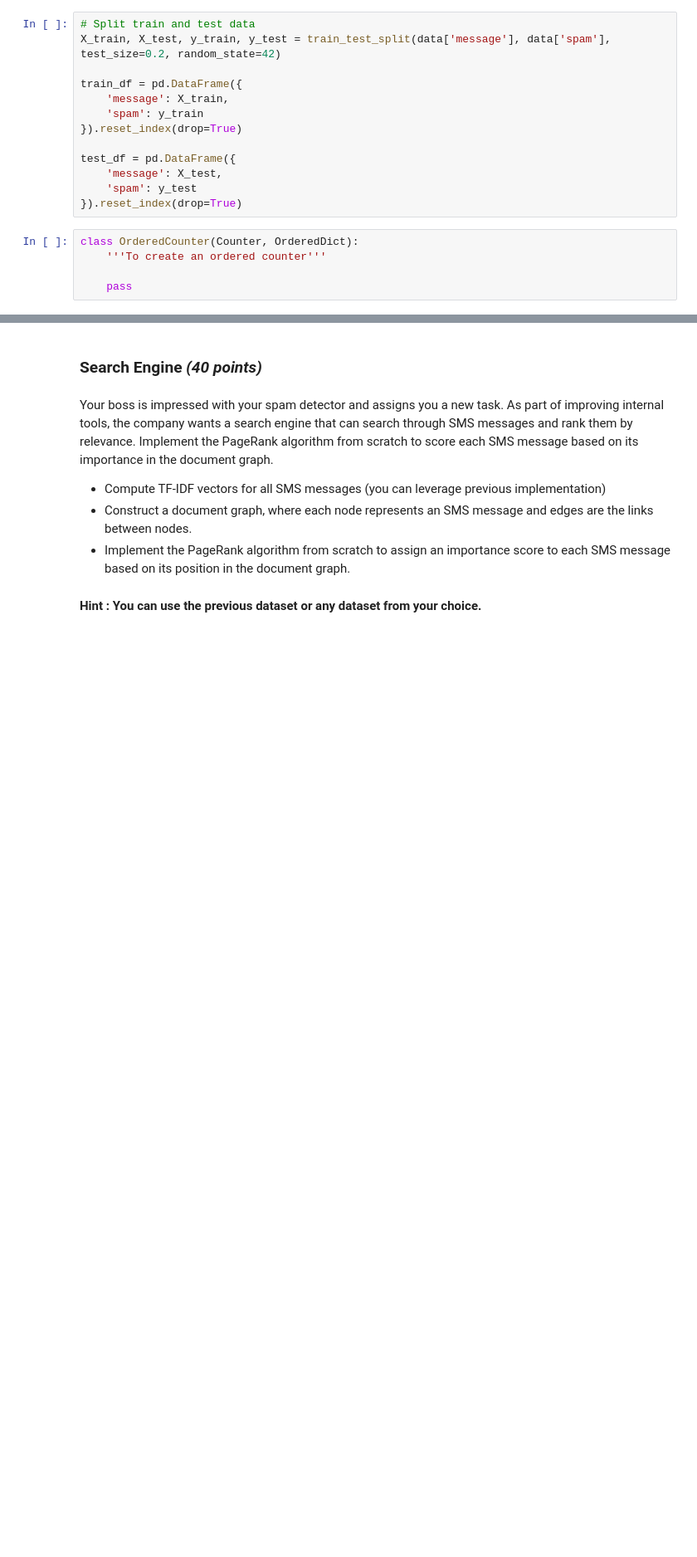
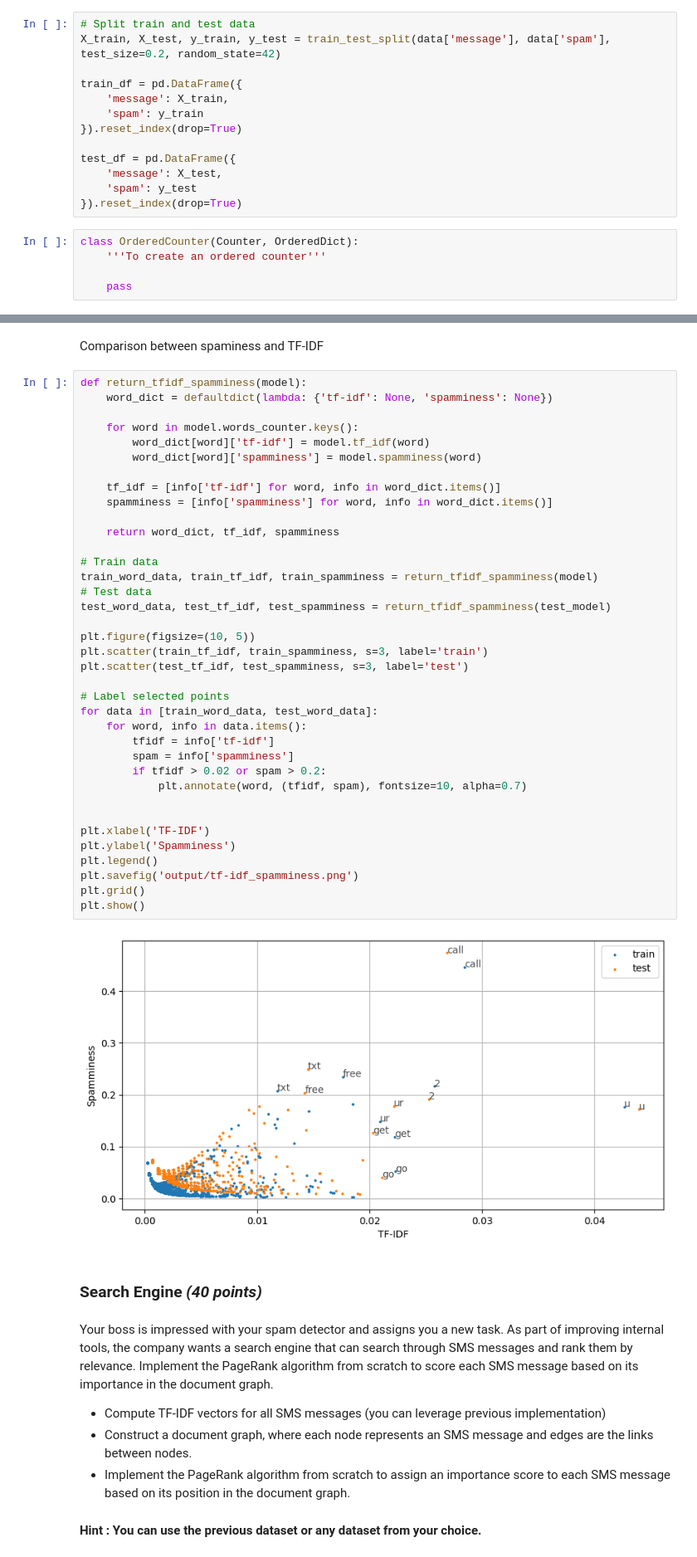
Before and after one commit to jdai01/CAI_NatL, a Jupyter notebook: Assignment 2/Assignment_2.ipynb, the cells around one changed output, grey strips where cells are left out. Shown at 83% size. Drawn from its saved outputs; the diff is of its cells as text; blank space fills up the shorter version.

```diff
--- a/Assignment 2/Assignment_2.ipynb
+++ b/Assignment 2/Assignment_2.ipynb
@@ -307,3 +357,44 @@ plt.show()
+# %% [markdown]
+Comparison between spaminess and TF-IDF
+# %%
+def return_tfidf_spamminess(model):
+    word_dict = defaultdict(lambda: {'tf-idf': None, 'spamminess': None})
+
+    for word in model.words_counter.keys():
+        word_dict[word]['tf-idf'] = model.tf_idf(word)
+        word_dict[word]['spamminess'] = model.spamminess(word)
+
+    tf_idf = [info['tf-idf'] for word, info in word_dict.items()]
+    spamminess = [info['spamminess'] for word, info in word_dict.items()]
+
+    return word_dict, tf_idf, spamminess
+
+# Train data
+train_word_data, train_tf_idf, train_spamminess = return_tfidf_spamminess(model)
+# Test data
+test_word_data, test_tf_idf, test_spamminess = return_tfidf_spamminess(test_model)
+
+plt.figure(figsize=(10, 5))
+plt.scatter(train_tf_idf, train_spamminess, s=3, label='train')
+plt.scatter(test_tf_idf, test_spamminess, s=3, label='test')
+
+# Label selected points
+for data in [train_word_data, test_word_data]:
+    for word, info in data.items():
+        tfidf = info['tf-idf']
+        spam = info['spamminess']
+        if tfidf > 0.02 or spam > 0.2:
+            plt.annotate(word, (tfidf, spam), fontsize=10, alpha=0.7)
+
+
+plt.xlabel('TF-IDF')
+plt.ylabel('Spamminess')
+plt.legend()
+plt.savefig('output/tf-idf_spamminess.png')
+plt.grid()
+plt.show()
+# %% [output]
+[figure, added]
 # %% [markdown]
  ### Search Engine *(40 points)*
 # %% [markdown]
```
Also changed, not shown: parts of 9 cells of this notebook, 3 other files.
